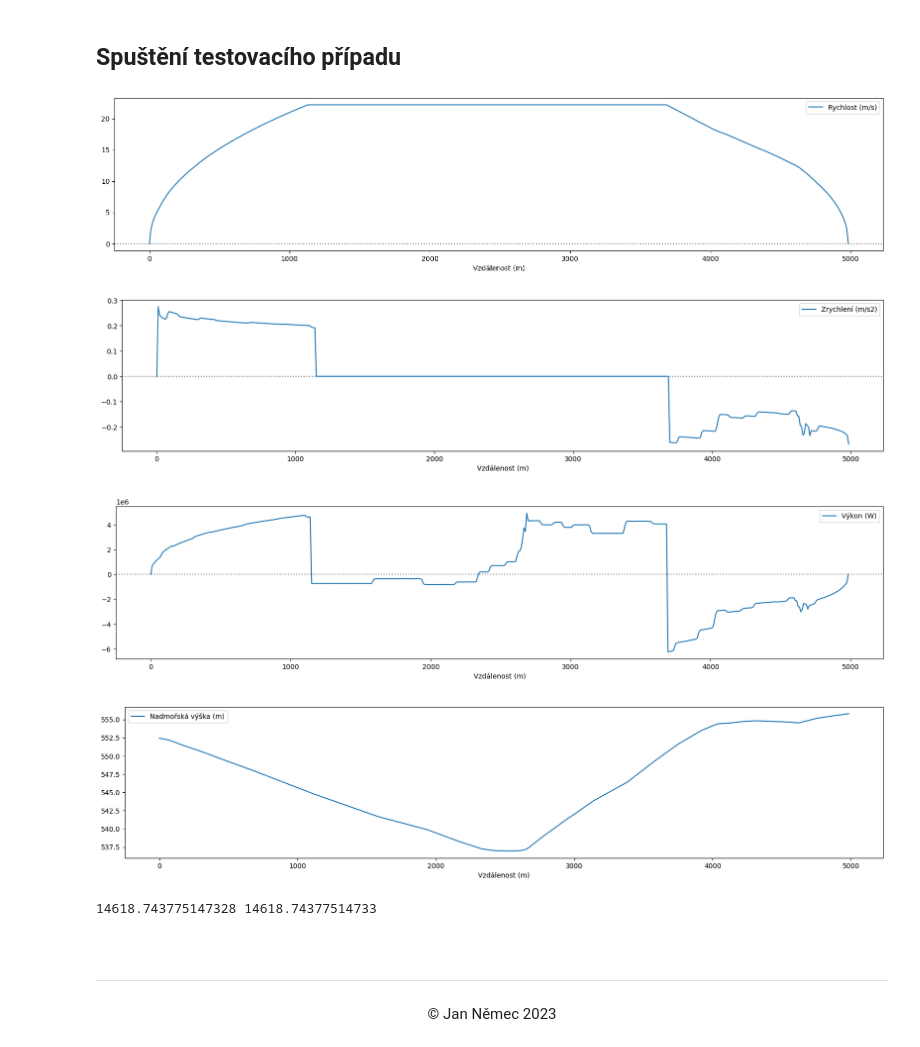
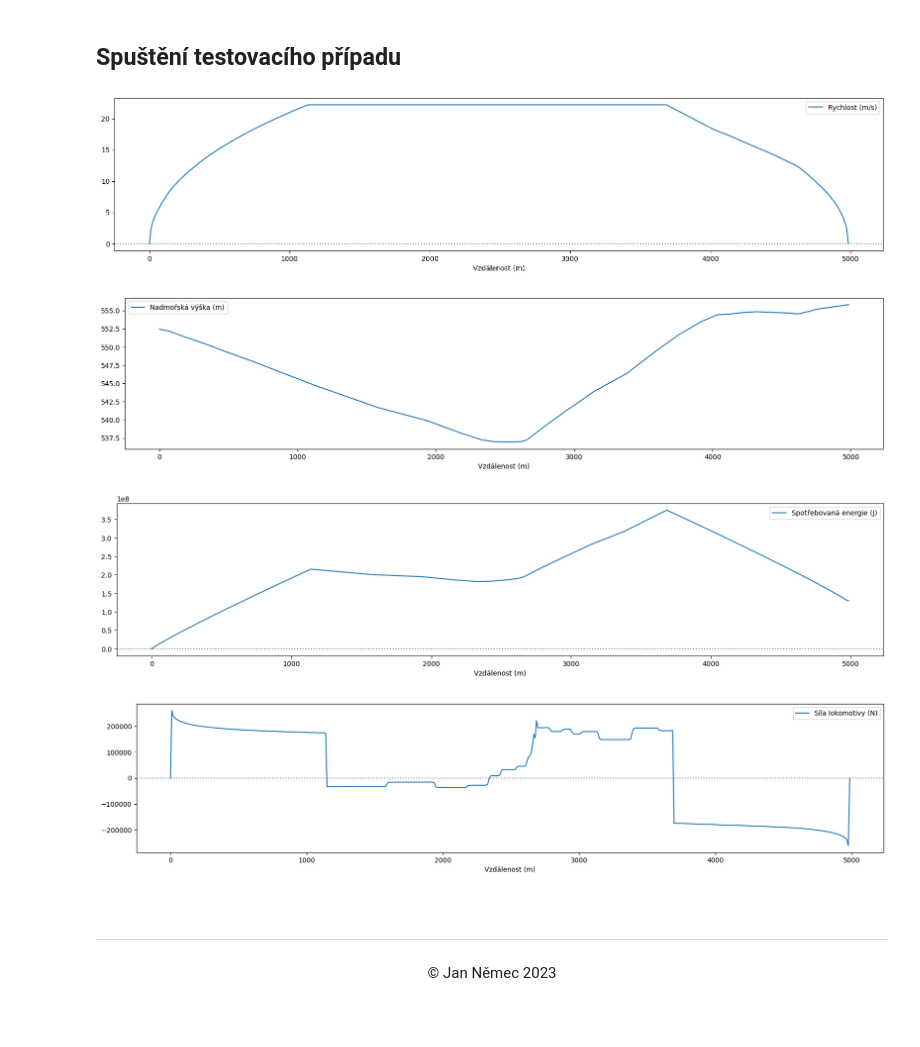
Before and after one commit to Sawy7/trainmap-web, a Jupyter notebook: utilities/consumption.ipynb, the cells around one changed output. Saved outputs shown, nothing was run; the diff lists cells and outputs as text; code cells hidden in the pictures; blank space fills up the shorter version.

Commit message:
Real consumed energy in doc

```diff
--- a/utilities/consumption.ipynb
+++ b/utilities/consumption.ipynb
@@ -255,7 +255,7 @@ def draw_plot(dist_values, highlight_zero, *args):
         plt.axhline(y=0, color="grey", linestyle="dotted")
     for line in args:
         if line["scatter"]:
-            plt.scatter(dist_values, kwargs[line], label=line, marker="o")
+            plt.scatter(dist_values, line["values"], label=line["name"], marker="o")
         else:
             plt.plot(dist_values, line["values"], label=line["name"])
     plt.legend()
@@ -900,6 +904,7 @@ def get_ramp_up_res(mass_locomotive, mass_wagon, points, max_velocity, accelerat
 # %%
 def get_ramp_down_res(mass_locomotive, mass_wagon, points, max_velocity, acceleration_limit=None):
     end_force = [0]
+    end_exerted_force = [0]
     end_velocity = [0]
     deceleration_values = [0]
     for i in range(len(points)-1,0,-1):
@@ -921,6 +926,7 @@ def get_ramp_down_res(mass_locomotive, mass_wagon, points, max_velocity, acceler
             final_force = tangential_force_l - parallel_g_force_l - parallel_g_force_w - running_res_force_l - running_res_force_w
         else: # Decline
             final_force = tangential_force_l + parallel_g_force_l + parallel_g_force_w - running_res_force_l - running_res_force_w
+        exerted_force = tangential_force_l
         acceleration = calc_acceleration(final_force, mass_locomotive+mass_wagon)
         # NOTE: If acceleration exceeds the limit, we'll just cap it
         if acceleration_limit is not None and acceleration > acceleration_limit:
@@ -930,9 +936,10 @@ def get_ramp_down_res(mass_locomotive, mass_wagon, points, max_velocity, acceler
             deceleration_values.append(-acceleration) # NOTE: Deceleration has opposite direction
             break
         end_force.append(-final_force) # NOTE: Braking force has opposite direction
+        end_exerted_force.append(-exerted_force)
         end_velocity.append(new_velocity)
         deceleration_values.append(-acceleration) # NOTE: Deceleration has opposite direction
-    return end_force, end_velocity, deceleration_values[1::]
+    return end_force, end_exerted_force, end_velocity, deceleration_values[1::]
 # %% [markdown]
 > Tato funkce počítá působící sílu (kombinace maximální tečné síly a složky gravitační síly a u lokomotivy pouze gravitační síla), rychlost a zrychlení (resp. *zpomalení*) a to pro posledních několik metrů cesty
 <br>
@@ -942,67 +949,78 @@ def get_ramp_down_res(mass_locomotive, mass_wagon, points, max_velocity, acceler
 > - Rozjíždění tady funguje stejně jako zpomalování - typicky na brždění působí více náprav, zatímco u rozjezdu tlačí vlak pouze lokomotiva (jedna nebo více)
 # %%
 def get_complete_run_res(mass_locomotive, mass_wagon, points, max_velocity, acceleration_limit=None):
-    force_values, dist_values, velocity_values, acceleration_values = get_ramp_up_res(mass_locomotive, mass_wagon, points, max_velocity, acceleration_limit)
-    end_force, end_velocity, deceleration_values = get_ramp_down_res(mass_locomotive, mass_wagon, points, max_velocity, acceleration_limit)
+    force_values, exerted_force_values, dist_values, velocity_values, acceleration_values = get_ramp_up_res(mass_locomotive, mass_wagon, points, max_velocity, acceleration_limit)
+    end_force, end_exerted_force, end_velocity, deceleration_values = get_ramp_down_res(mass_locomotive, mass_wagon, points, max_velocity, acceleration_limit)
     for i in range(len(end_velocity)):
         force_values[-i-1] = end_force[i]
+        exerted_force_values[-i-1] = end_exerted_force[i]
         velocity_values[-i-1] = end_velocity[i]
         acceleration_values[-i-1] = deceleration_values[i]
-    return force_values, dist_values, velocity_values, acceleration_values
+    return force_values, exerted_force_values, dist_values, velocity_values, acceleration_values
 # %% [markdown]
 > Tato funkce pouze vezme hodnoty ze dvou předchozích a udělá z nich jeden celek
 <br>
 > Na konci je tedy mimo jiné možné vygenerovat graf rychlosti po celé trati, kde vlak nejdřívě zrychluje, potom urdžuje konstantní rychlost a následně zpomalí
+# %%
+def get_energy_from_force(force_values, dist_values):
+    to_return = []
+    running_sum = 0
+    for i in range(len(force_values)):
+        if i > 0:
+            cur_dist = dist_values[i] - dist_values[i-1]
+        else:
+            cur_dist = dist_values[i]
+        running_sum += force_values[i]*cur_dist
+        prev_dist = dist_values[i]
+        # print("e", force_values[i]*dist_values[i])
+        to_return.append(running_sum)
+    return to_return
 # %% [markdown]
 ## Spuštění testovacího případu
 # %%
 with open("spaced.geojson") as f:
     lines = f.readlines()
     points = parse_points_from_geojson("".join(lines))
     # Remove zeros
     for i in range(len(points)):
         if i == 0:
             continue
         if points[i][2] < points[i-1][2]*0.9:
             points[i] = [points[i][0],points[i][1],points[i-1][2]]
 
 # Show only part of the track
 points = points[6000:6500]
 
 max_velocity = 22.22 # m/s
 mass_locomotive = 80000 # kg (80 t)
 mass_wagon = 1000000 # kg (1000 t)
 
-force_values, dist_values, velocity_values, acceleration_values = get_complete_run_res(mass_locomotive, mass_wagon, points, max_velocity)
+force_values, exerted_force_values, dist_values, velocity_values, acceleration_values = get_complete_run_res(mass_locomotive, mass_wagon, points, max_velocity)
 power_values = get_power_raw(force_values, velocity_values)
-k_energy_values = get_kinetic_energy(mass, velocity_values)
-p_energy_values = get_potential_energy(mass, points)
-norm_p_energy_values = get_normalized_potential_energy(p_energy_values)
+power_loco_values = get_power_raw(exerted_force_values, velocity_values)
+# k_energy_values = get_kinetic_energy(mass, velocity_values)
+# p_energy_values = get_potential_energy(mass, points)
+# norm_p_energy_values = get_normalized_potential_energy(p_energy_values)
+energy_from_exerted_force = get_energy_from_force(exerted_force_values, dist_values)
 
 draw_plot(dist_values, True, {"values": velocity_values, "name": "Rychlost (m/s)", "scatter": False})
-draw_plot(dist_values, True, {"values": acceleration_values, "name": "Zrychlení (m/s2)", "scatter": False})
-draw_plot(dist_values, True, {"values": power_values, "name": "Výkon (W)", "scatter": False})
+# draw_plot(dist_values, True, {"values": acceleration_values, "name": "Zrychlení (m/s2)", "scatter": False})
+# draw_plot(dist_values, True, {"values": power_values, "name": "Výsledný výkon (W)", "scatter": False})
+# draw_plot(dist_values, True, {"values": power_loco_values, "name": "Vydaný výkon (W)", "scatter": False})
 draw_plot(dist_values, False, {"values": [x[2] for x in points], "name": "Nadmořská výška (m)", "scatter": False})
+draw_plot(dist_values, True, {"values": energy_from_exerted_force, "name": "Spotřebovaná energie (J)", "scatter": False})
+draw_plot(dist_values, True, {"values": exerted_force_values, "name": "Síla lokomotivy (N)", "scatter": False})
 
 # NOTE: Rethink energy w/ resistance force
 # draw_plot(dist_values, True, {"values": k_energy_values, "name": "Kinetická energie (J)", "scatter": False})
 # draw_plot(dist_values, False, {"values": p_energy_values, "name": "Potenciální energie (J)", "scatter": False})
 # draw_plot(dist_values, True, {"values": norm_p_energy_values, "name": "Normalizovaná potenciální energie (J)", "scatter": False})
 # draw_plot(dist_values, True, {"values": [k_energy_values[i]+norm_p_energy_values[i] for i in range(len(k_energy_values))], "name": "Celková energie (J)", "scatter": False})
 # %% [output]
 [figure]
-[figure, old version]
+[figure, new version]
-[figure, old version]
+[figure, new version]
-[figure, old version]
+[figure, new version]
-# %%
-x1 = calc_running_resistance_force(2.3451383537137893, 80000)
-x2 = calc_running_resistance_force(2.3451383537137893, 1000000)
-
-y = calc_running_resistance_force(2.3451383537137893, 80000+1000000)
-
-print(x1+x2, y)
-# %% [output]
-14618.743775147328 14618.74377514733
 # %% [markdown]
 <br>
 <hr>
```
Also changed, not shown: parts of 2 cells of this notebook.
